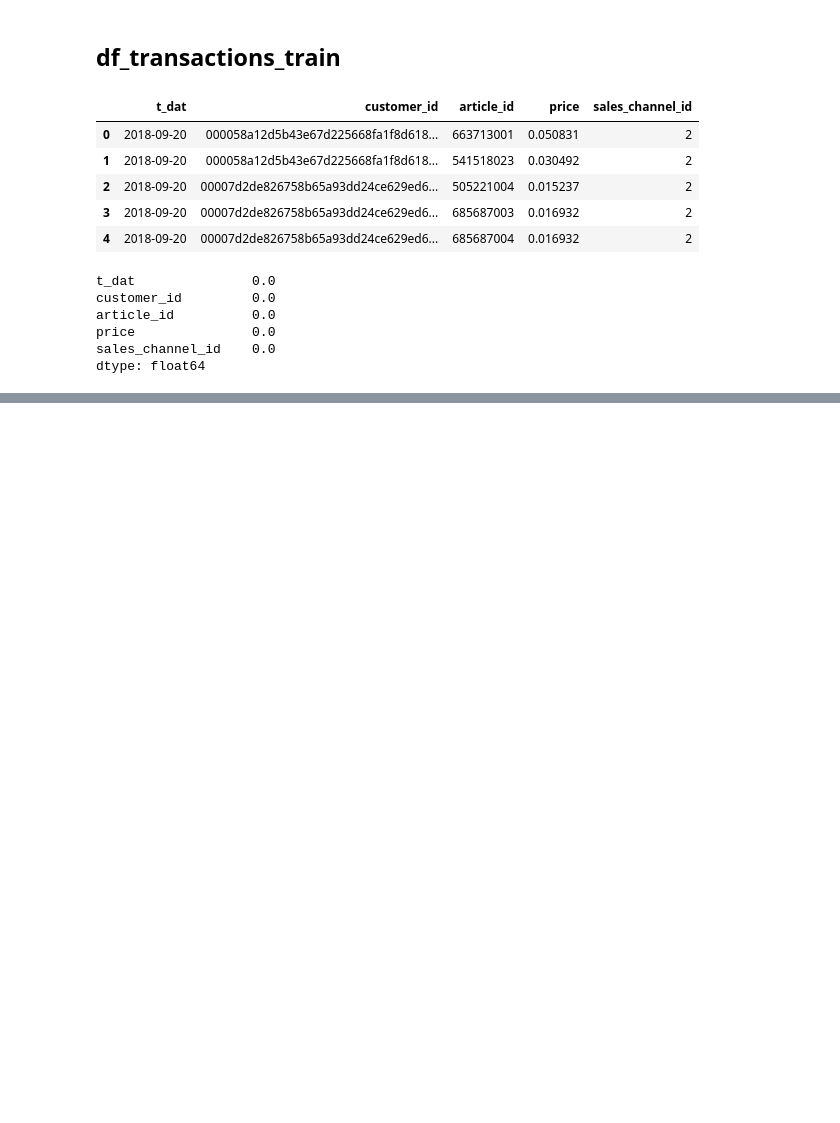
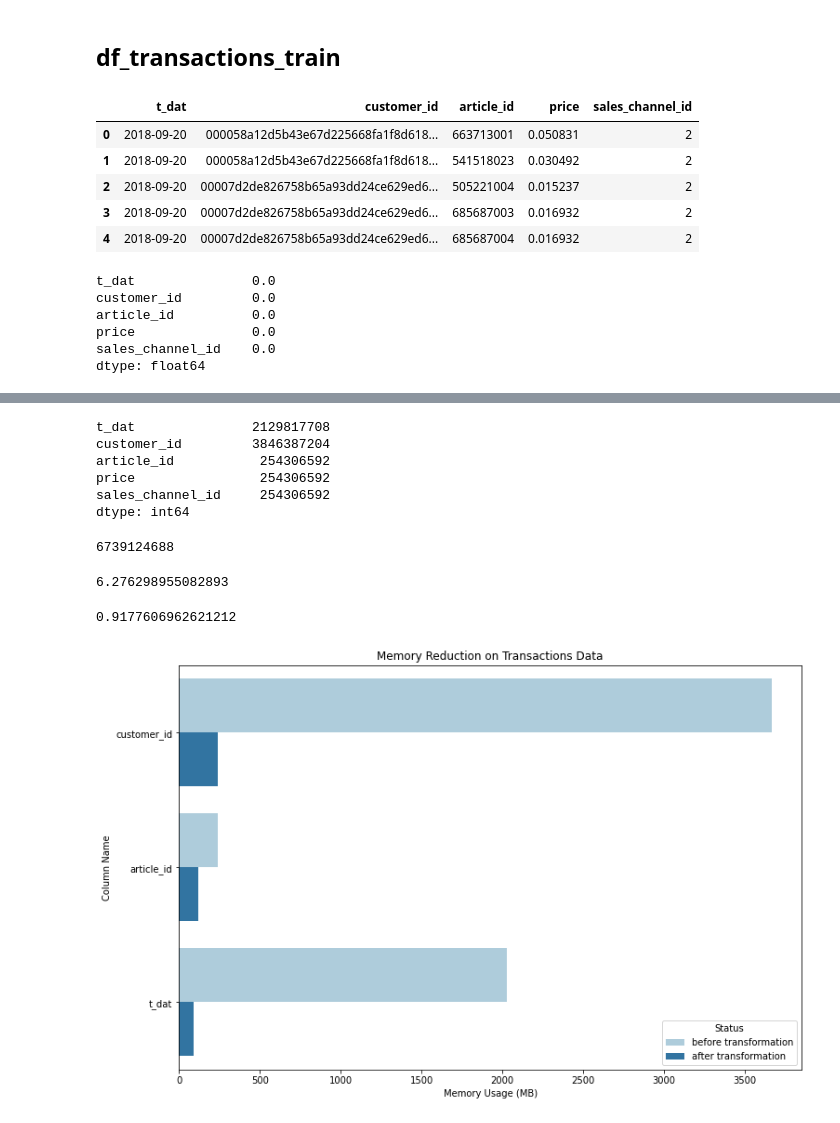
Before and after one commit to ParkerJiang/4995Group36FinalProject, a Jupyter notebook: cleaning.ipynb, the cells around one changed output, grey strips where cells are left out. Drawn from its saved outputs; the diff is of its cells as text; code cells hidden in the pictures; blank space fills up the shorter version.

```diff
--- a/cleaning.ipynb
+++ b/cleaning.ipynb
@@ -295,0 +314,36 @@ save_pkl(df_transactions_train, path+'df_transactions_train.pkl')
+# %%
+transactions_train_csv.memory_usage(index=False, deep=True)
+# %% [output]
+t_dat               2129817708
+customer_id         3846387204
+article_id           254306592
+price                254306592
+sales_channel_id     254306592
+dtype: int64
+# %%
+transactions_train_csv.memory_usage(index=False, deep=True).sum()
+# %% [output]
+6739124688
+# %%
+6739124688/1024/1024/1024
+# %% [output]
+6.276298955082893
+# %%
+df_transactions_train.memory_usage(index=False, deep=True).sum()/1024/1024/1024
+# %% [output]
+0.9177606962621212
+# %%
+mem_diff = pd.DataFrame({"cols": ["customer_id", "customer_id", "article_id", "article_id", "t_dat", "t_dat"],
+              "memory": [3846387204, 254306592, 254306592, 127153296, 2129817708, 95364972],
+              "Status": ["before transformation", "after transformation", "before transformation", "after transformation", "before transformation", "after transformation"]})
+# %%
+mem_diff.memory = mem_diff.memory.apply(lambda x:round(x/(1024*1024), 2))
+# %%
+fig = plt.figure(figsize=(12,8))
+sns.barplot(x="memory", y="cols", hue="Status", palette="Paired", data=mem_diff)
+plt.title("Memory Reduction on Transactions Data")
+plt.xlabel("Memory Usage (MB)")
+plt.ylabel("Column Name")
+plt.savefig(path+"memory_reduction.png")
+# %% [output]
+[figure, added]
```
Also changed, not shown: parts of 8 cells of this notebook.
